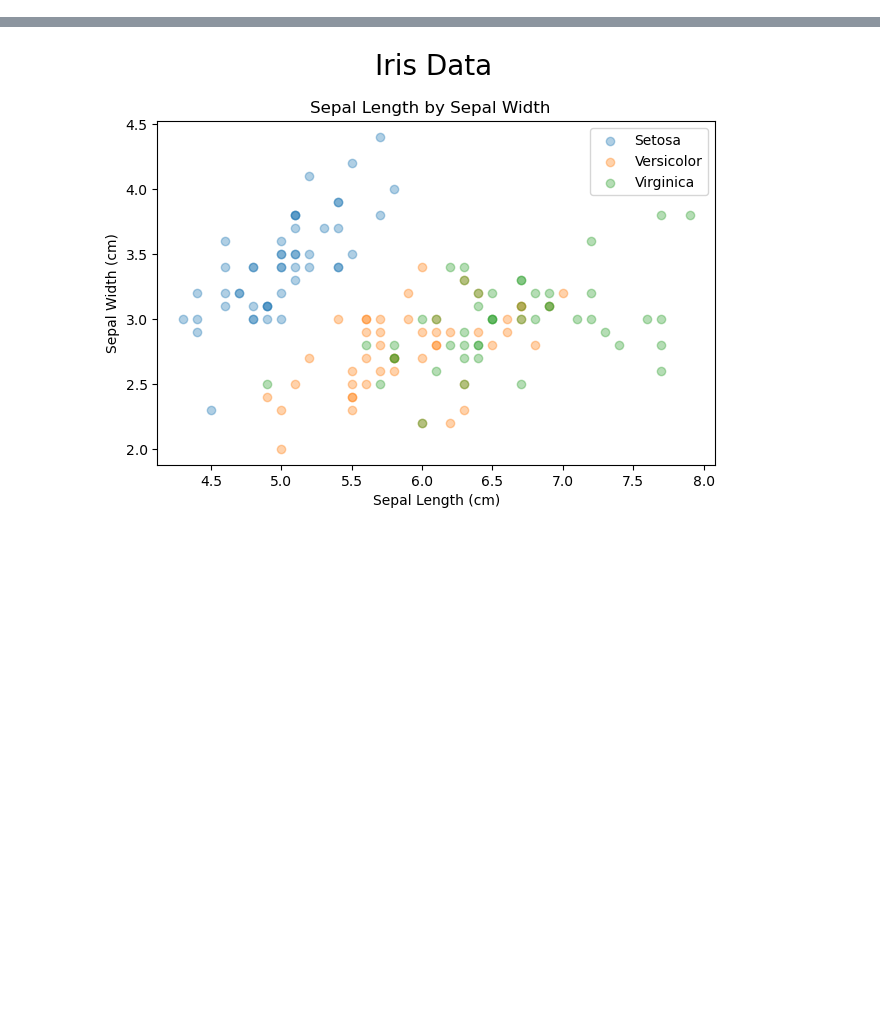
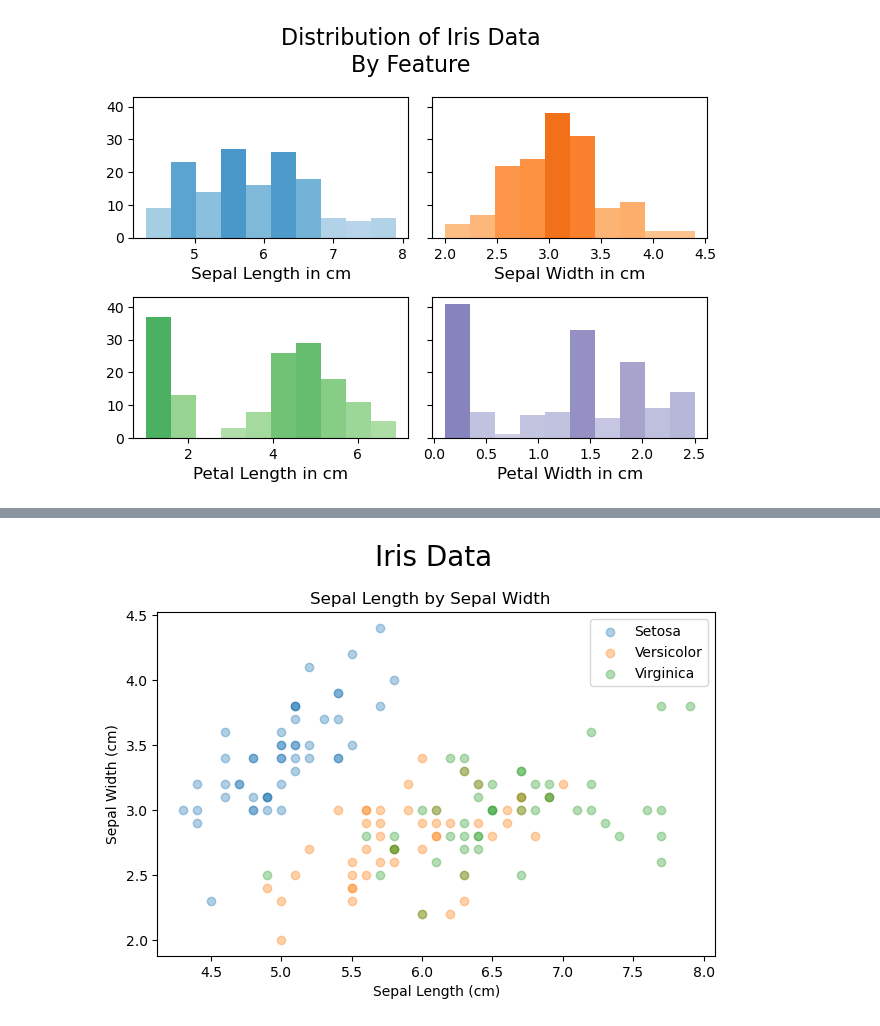
Before and after one commit to CeamanCollins/pands-project, a Jupyter notebook: analysis.ipynb, the cells around one changed output, grey strips where cells are left out. Drawn from its saved outputs; the diff is of its cells as text; code cells hidden in the pictures; blank space fills up the shorter version.

```diff
--- a/analysis.ipynb
+++ b/analysis.ipynb
@@ -103,0 +82,83 @@ plt.show()
+# %%
+# Creating variables for later use.
+
+sepal_length = data['Sepal Length in cm']
+sepal_width = data['Sepal Width in cm']
+petal_length = data['Petal Length in cm']
+petal_width = data['Petal Width in cm']
+
+# Creating a 2 by 2 grid of plots that share a y axis
+# with the padding around the plots adjusted.
+
+fig, ax = plt.subplots(2,2, tight_layout=True, sharey=True)
+
+# Creating histograms in each of the 4 plots.
+# The hist function returns 3 elements:
+# N: The values of the histogram bins.
+# bins: The edges of the bins.
+# patches: Container of individual artists used to create the histogram.
+
+N, bins, patches = ax[0,0].hist(x=sepal_length)
+
+# Setting label for the axis.
+
+ax[0,0].set_xlabel('Sepal Length in cm', fontsize=12)
+
+# Getting a fraction of the maximum for each bin so they can be colour coded later
+
+fracs = N/N.max()
+
+# Setting the colour map to span the full range of values
+# by linearly mapping the values in the selected interval
+# to values between 0 and 1.
+
+norm = colors.Normalize(fracs.min(), fracs.max())
+
+# Looping through the objects and setting colours for each
+# based on the fractions calculater earlier.
+# The fraction has been slightly altered to take just a
+# section of the colour map so they aren't too dark or too light.
+
+for thisfrac, thispatch in zip(fracs, patches):
+    colour = plt.cm.Blues(norm(thisfrac)*0.3+0.3)
+    thispatch.set_facecolor(colour)
+
+# Process repeated for each axis.
+
+N, bins, patches = ax[0,1].hist(x=sepal_width)
+ax[0,1].set_xlabel('Sepal Width in cm', fontsize=12)
+
+fracs = N/N.max()
+norm = colors.Normalize(fracs.min(), fracs.max())
+for thisfrac, thispatch in zip(fracs, patches):
+    colour = plt.cm.Oranges(norm(thisfrac)*0.3+0.3)
+    thispatch.set_facecolor(colour)
+
+N, bins, patches = ax[1,0].hist(x=petal_length)
+ax[1,0].set_xlabel('Petal Length in cm', fontsize=12)
+
+fracs = N/N.max()
+norm = colors.Normalize(fracs.min(), fracs.max())
+for thisfrac, thispatch in zip(fracs, patches):
+    colour = plt.cm.Greens(norm(thisfrac)*0.3+0.3)
+    thispatch.set_facecolor(colour)
+
+N, bins, patches = ax[1,1].hist(x=petal_width)
+ax[1,1].set_xlabel('Petal Width in cm', fontsize=12)
+
+fracs = N/N.max()
+norm = colors.Normalize(fracs.min(), fracs.max())
+for thisfrac, thispatch in zip(fracs, patches):
+    colour = plt.cm.Purples(norm(thisfrac)*0.3+0.3)
+    thispatch.set_facecolor(colour)
+
+# Creating a title and setting fontsize and placement.
+
+fig.suptitle('Distribution of Iris Data\nBy Feature', fontsize=16)
+
+# Exporting to png file.
+
+plt.savefig('histogram.png')
+plt.show()
+# %% [output]
+[figure, added]
```
Also changed, not shown: parts of 26 cells of this notebook, 1 other file.
